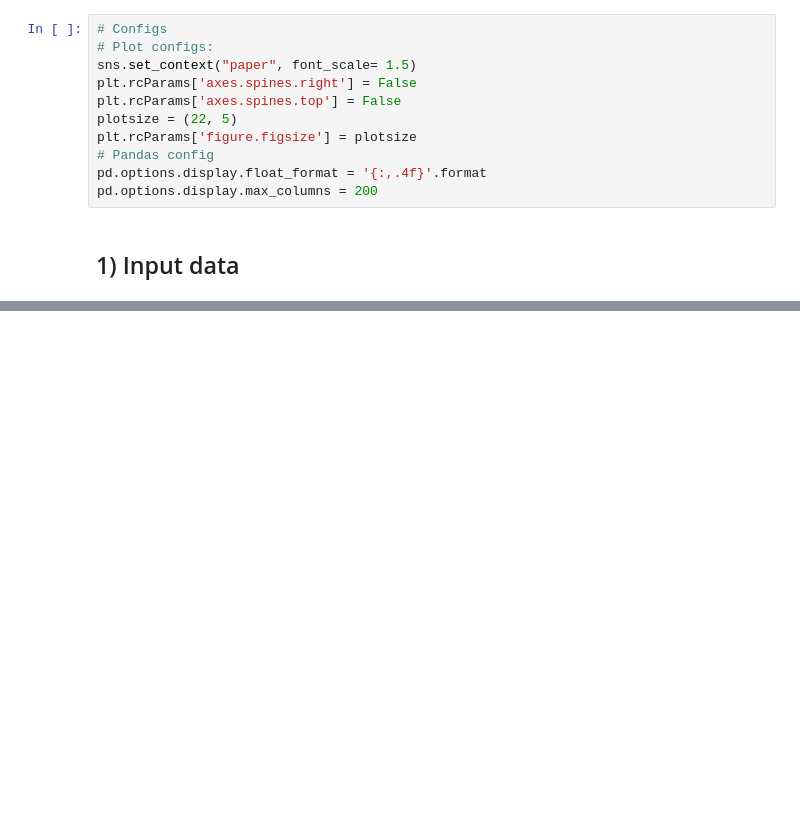
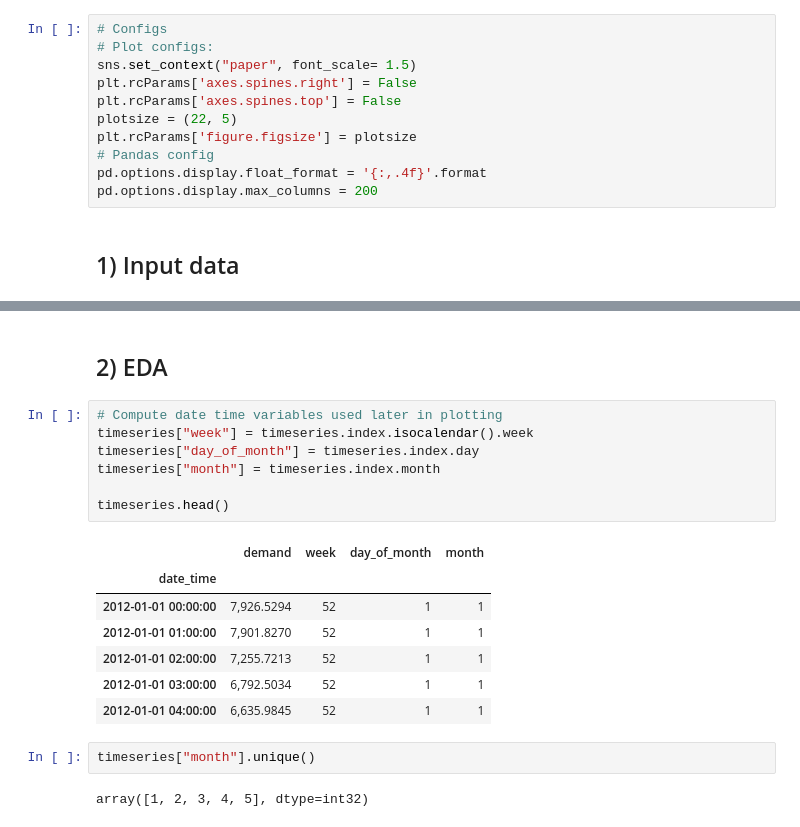
Before and after one commit to razielar/feature_engineering_ts_forecasting, a Jupyter notebook: 03_time_series_decomposition/06-MSTL-decomposition.ipynb, the cells around one changed output, grey strips where cells are left out. Drawn from its saved outputs; the diff is of its cells as text; blank space fills up the shorter version.

```diff
--- a/03_time_series_decomposition/06-MSTL-decomposition.ipynb
+++ b/03_time_series_decomposition/06-MSTL-decomposition.ipynb
@@ -33,0 +90,21 @@ df = pd.read_csv()
+# %% [markdown]
+## 2) EDA
+# %%
+# Compute date time variables used later in plotting
+timeseries["week"] = timeseries.index.isocalendar().week
+timeseries["day_of_month"] = timeseries.index.day
+timeseries["month"] = timeseries.index.month
+
+timeseries.head()
+# %% [output]
+|  | demand | week | day_of_month | month |
+| date_time |  |  |  |  |
+| 2012-01-01 00:00:00 | 7,926.5294 | 52 | 1 | 1 |
+| 2012-01-01 01:00:00 | 7,901.8270 | 52 | 1 | 1 |
+| 2012-01-01 02:00:00 | 7,255.7213 | 52 | 1 | 1 |
+| 2012-01-01 03:00:00 | 6,792.5034 | 52 | 1 | 1 |
+| 2012-01-01 04:00:00 | 6,635.9845 | 52 | 1 | 1 |
+# %%
+timeseries["month"].unique()
+# %% [output]
+array([1, 2, 3, 4, 5], dtype=int32)
```
Also changed, not shown: parts of 8 cells of this notebook.
